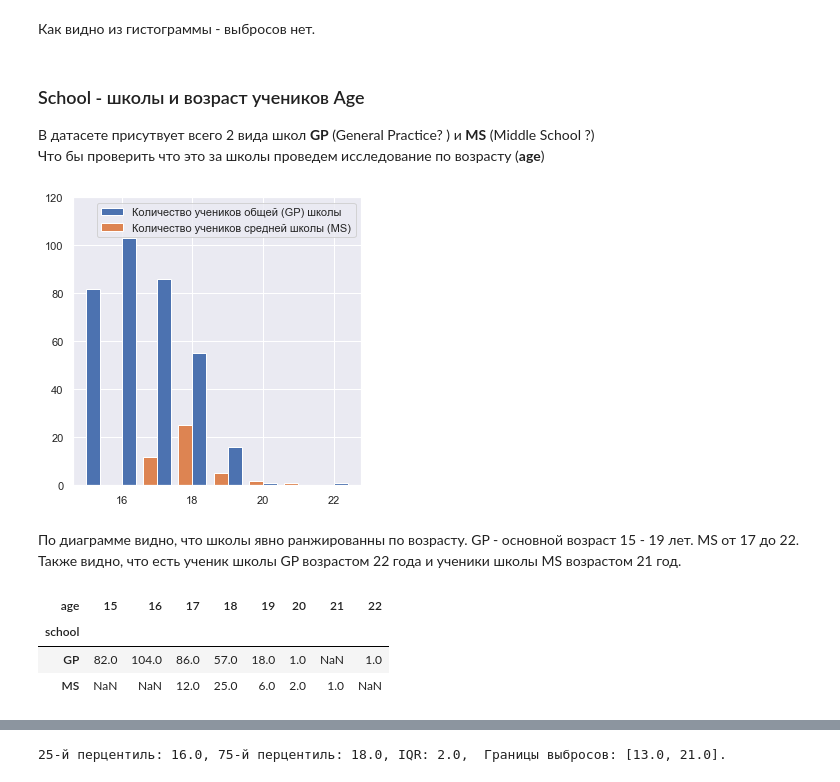
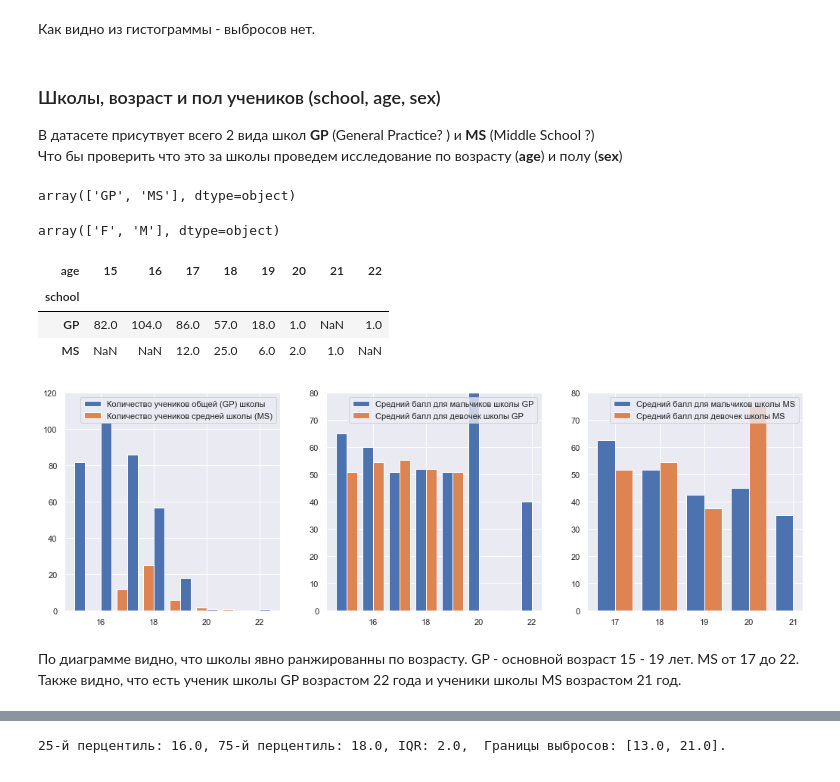
Before and after one commit to Deus99/skillfactory_rds, a Jupyter notebook: module_2/EDA_Unicef.ipynb, the cells around one changed output, grey strips where cells are left out. Drawn from its saved outputs; the diff is of its cells as text; code cells hidden in the pictures.

```diff
--- a/module_2/EDA_Unicef.ipynb
+++ b/module_2/EDA_Unicef.ipynb
@@ -337,30 +337,56 @@ iqr_test('score', 0, 100)
 # %% [markdown]
 Как видно из гистограммы - выбросов нет.
 # %% [markdown]
-### School - школы и возраст учеников Age
+### Школы, возраст и пол учеников (school, age, sex)
 В датасете присутвует всего 2 вида школ **GP** (General Practice? ) и **MS** (Middle School ?)
-Что бы проверить что это за школы проведем исследование по возрасту (**age**)
+Что бы проверить что это за школы проведем исследование по возрасту (**age**) и полу (**sex**)
+# %%
+display(math.school.unique())
+display(math.sex.unique())
+# %% [output]
+array(['GP', 'MS'], dtype=object)
+array(['F', 'M'], dtype=object)
+# %%
+pd.pivot_table(math, index = "school", columns = 'age', values = 'sex', aggfunc = 'count')
+# %% [output]
+| age | 15 | 16 | 17 | 18 | 19 | 20 | 21 | 22 |
+| school |  |  |  |  |  |  |  |  |
+| GP | 82.0 | 104.0 | 86.0 | 57.0 | 18.0 | 1.0 | NaN | 1.0 |
+| MS | NaN | NaN | 12.0 | 25.0 | 6.0 | 2.0 | 1.0 | NaN |
 # %%
 school_age = pd.pivot_table(math, index = 'age', columns = 'school', values = 'sex', aggfunc=('count')).reset_index()
+GP_sex = pd.pivot_table(math.query('school == "GP"'), index = 'age', columns = 'sex', values = 'score', aggfunc = 'mean').reset_index()
+MS_sex = pd.pivot_table(math.query('school == "MS"'), index = 'age', columns = 'sex', values = 'score', aggfunc = 'mean').reset_index()
 
-fig, axes = plt.subplots (0, 1, figsize = (4, 4) )
-axes = fig.add_axes([0, 0, 1, 1])
+fig, axes = plt.subplots (0, 1, figsize = (12, 4) )
+axes = fig.add_axes([0, 0, 0.33, 1])
 axes.set_ylim(0, 120)
 axes.bar(x = school_age['age'], height = school_age['GP'],
                width = 0.4, align = 'edge', label = 'Количество учеников общей (GP) школы')
 axes.bar(x = school_age['age'], height = school_age['MS'],
                width = -0.4, align = 'edge', label = 'Количество учеников средней школы (MS)')
 axes.legend(loc=1)
 
+axes = fig.add_axes([0.4, 0, 0.33, 1])
+axes.set_ylim(0, 80)
+axes.bar(x = GP_sex['age'], height = GP_sex['M'],
+               width = -0.4, align = 'edge', label = 'Средний балл для мальчиков школы GP')
+axes.bar(x = GP_sex['age'], height = GP_sex['F'],
+               width = 0.4, align = 'edge', label = 'Средний балл для девочек школы GP')
+axes.legend(loc=1)
+
+axes = fig.add_axes([0.8, 0, 0.33, 1])
+axes.set_ylim(0, 80)
+axes.bar(x = MS_sex['age'], height = MS_sex['M'],
+               width = -0.4, align = 'edge', label = 'Средний балл для мальчиков школы MS')
+axes.bar(x = MS_sex['age'], height = MS_sex['F'],
+               width = 0.4, align = 'edge', label = 'Средний балл для девочек школы MS')
+
+
+axes.legend(loc=1)
+
 plt.show()
 # %% [output]
-[figure, old version]
+[figure, new version]
 # %% [markdown]
 По диаграмме видно, что школы явно ранжированны по возрасту. GP - основной возраст 15 - 19 лет. MS от 17 до 22. Также видно, что есть ученик школы GP возрастом 22 года и ученики школы MS возрастом 21 год.
-# %%
-pd.pivot_table(math, index = "school", columns = 'age', values = 'sex', aggfunc = 'count')
-# %% [output]
-| age | 15 | 16 | 17 | 18 | 19 | 20 | 21 | 22 |
-| school |  |  |  |  |  |  |  |  |
-| GP | 82.0 | 104.0 | 86.0 | 57.0 | 18.0 | 1.0 | NaN | 1.0 |
-| MS | NaN | NaN | 12.0 | 25.0 | 6.0 | 2.0 | 1.0 | NaN |
```
Also changed, not shown: parts of 60 cells of this notebook.
